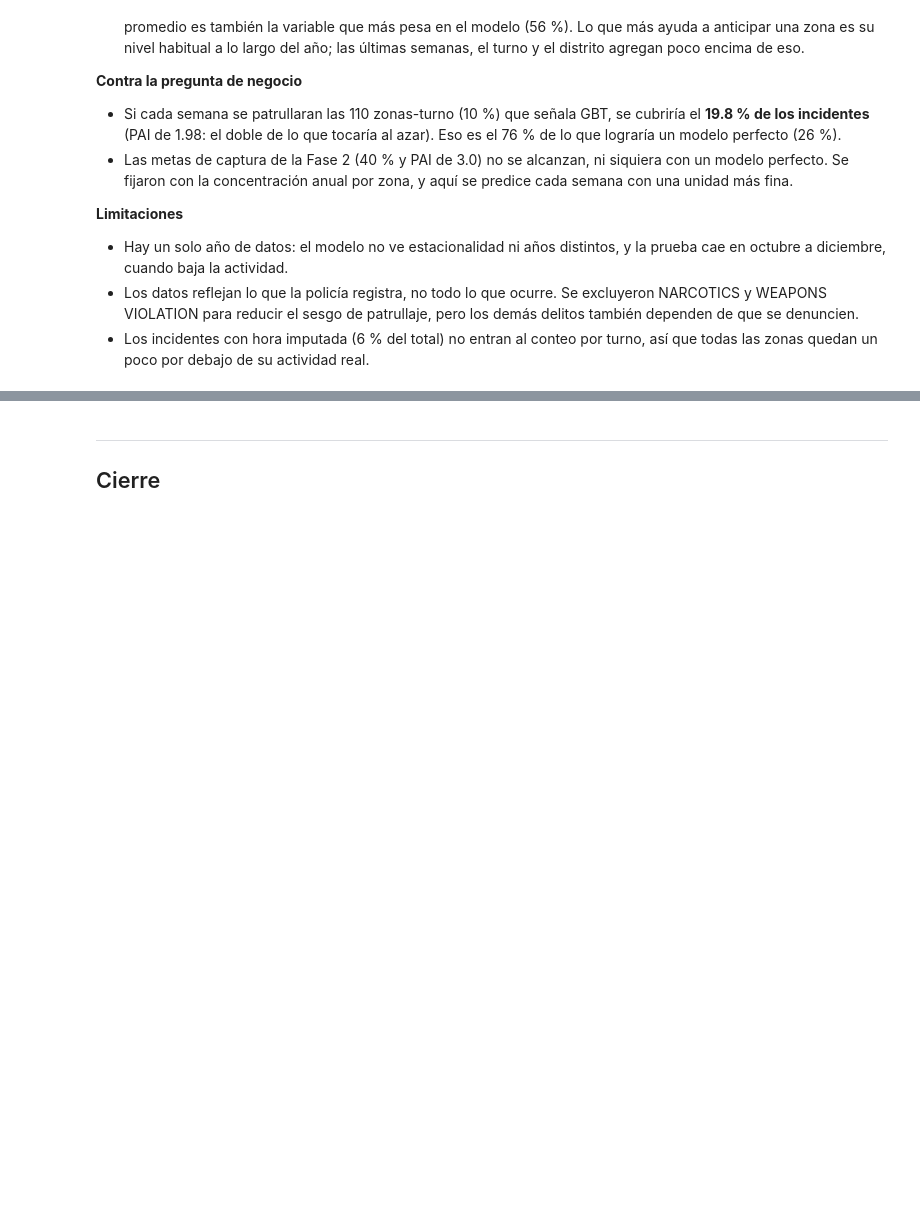
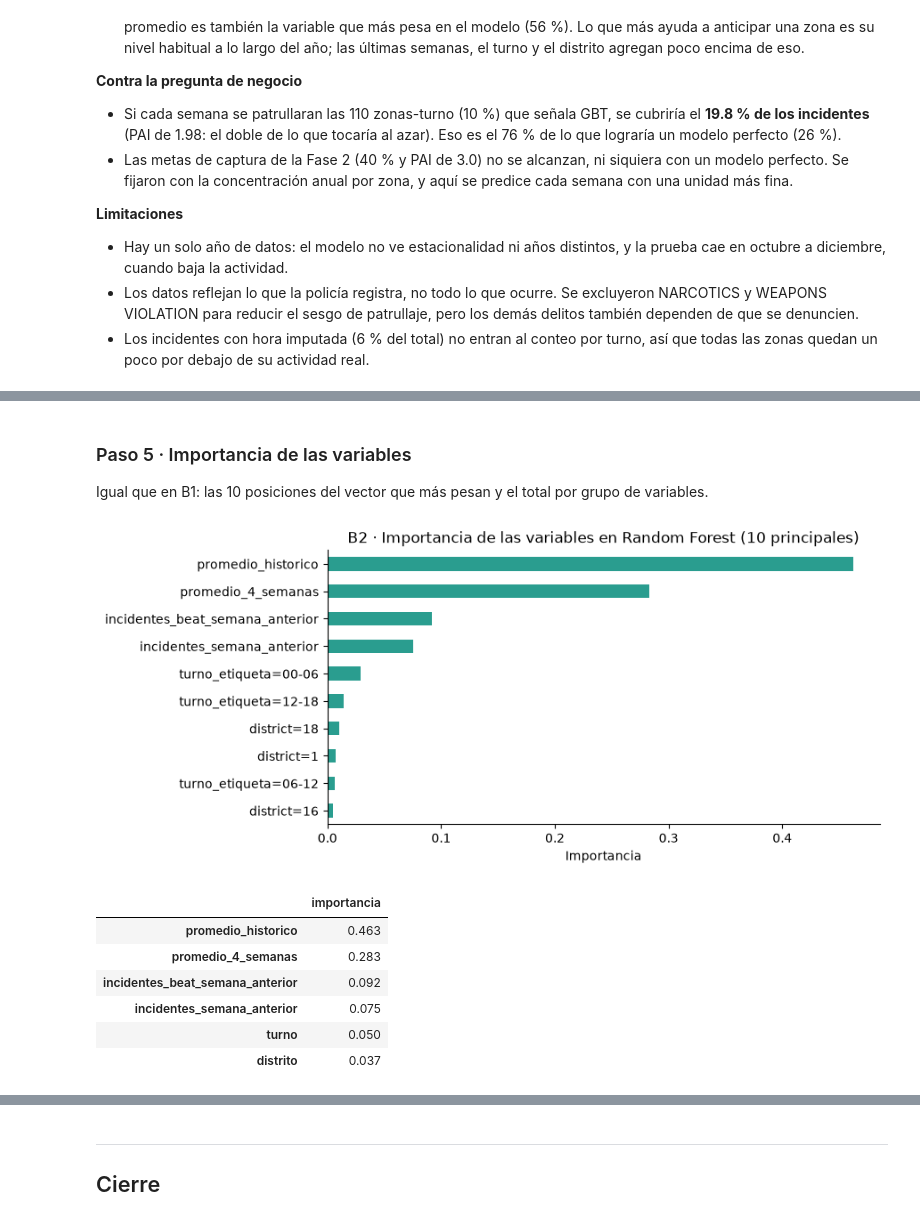
Before and after one commit to valentinodepaola/proyecto-integrador-big-data, a Jupyter notebook: notebooks/fase3_pipeline.ipynb, the cells around one changed output, grey strips where cells are left out. Saved outputs shown, nothing was run; the diff lists cells and outputs as text; code cells hidden in the pictures; blank space fills up the shorter version.

```diff
--- a/notebooks/fase3_pipeline.ipynb
+++ b/notebooks/fase3_pipeline.ipynb
@@ -1052,6 +1056,13 @@ GBT alcanza el 76% de la captura máxima posible
 
 Cuánto aporta cada variable a las decisiones de los árboles (suman 1). Se muestran las 10 posiciones del vector que más pesan y el total por grupo de variables.
 # %%
+def importancia_por_grupo(importancia):
+    """Suma en un solo valor las columnas one-hot de turno y de distrito."""
+    grupo = importancia.index.map(lambda n: "turno" if n.startswith("turno_etiqueta=")
+                                  else "distrito" if n.startswith("district=") else n)
+    return importancia.groupby(grupo).sum().sort_values(ascending=False).round(3).to_frame("importancia")
+
+
 importancia_gbt = pd.Series(modelo_gbt.featureImportances.toArray(), index=NOMBRES_FEATURES).sort_values(ascending=False)
 
 fig, ax = plt.subplots(figsize=(8, 4))
@@ -1060,9 +1071,7 @@ ax.set(title="B1 · Importancia de las variables en GBT (10 principales)", xlabe
 ax.spines[["top", "right"]].set_visible(False)
 plt.show()
 
-grupo = importancia_gbt.index.map(lambda n: "turno" if n.startswith("turno_etiqueta=")
-                                  else "distrito" if n.startswith("district=") else n)
-importancia_gbt.groupby(grupo).sum().sort_values(ascending=False).round(3).to_frame("importancia")
+importancia_por_grupo(importancia_gbt)
 # %% [output]
 [figure]
 |  | importancia |
@@ -1098,0 +1118,12 @@ importancia_gbt.groupby(grupo).sum().sort_values(ascending=False).round(3).to_fr
+# %%
+resultados_ajuste_rf = []
+for profundidad in (5, 8):
+    for arboles in (20, 50):
+        rf = RandomForestRegressor(featuresCol="features", labelCol="incidentes", maxDepth=profundidad, numTrees=arboles, seed=42)
+        prediccion = rf.fit(df_ajuste).transform(df_validacion)
+        resultados_ajuste_rf.append({"maxDepth": profundidad, "numTrees": arboles, **metricas(prediccion, "prediction")})
+
+tabla_ajuste_rf = pd.DataFrame(resultados_ajuste_rf).sort_values("RMSE").reset_index(drop=True)
+mejor_rf = tabla_ajuste_rf.iloc[0]
+print(f"Mejor combinación en validación: maxDepth = {mejor_rf['maxDepth']:.0f}, numTrees = {mejor_rf['numTrees']:.0f}")
+tabla_ajuste_rf.round(4)
@@ -1098,0 +1141,10 @@ importancia_gbt.groupby(grupo).sum().sort_values(ascending=False).round(3).to_fr
+# %%
+spark.sparkContext.setJobDescription("B2 · entrenamiento Random Forest")
+inicio = time.time()
+modelo_rf = RandomForestRegressor(featuresCol="features", labelCol="incidentes",
+                                  maxDepth=int(mejor_rf["maxDepth"]), numTrees=int(mejor_rf["numTrees"]), seed=42).fit(df_entrenamiento)
+segundos_rf = time.time() - inicio
+spark.sparkContext.setJobDescription(None)
+
+pred_rf = modelo_rf.transform(df_prueba).cache()
+print(f"Random Forest con {modelo_rf.getNumTrees} árboles de profundidad {modelo_rf.getMaxDepth()} · entrenado en {segundos_rf:.1f} s")
@@ -1098,0 +1187,23 @@ importancia_gbt.groupby(grupo).sum().sort_values(ascending=False).round(3).to_fr
+# %% [markdown]
+### Paso 5 · Importancia de las variables
+
+Igual que en B1: las 10 posiciones del vector que más pesan y el total por grupo de variables.
+# %%
+importancia_rf = pd.Series(modelo_rf.featureImportances.toArray(), index=NOMBRES_FEATURES).sort_values(ascending=False)
+
+fig, ax = plt.subplots(figsize=(8, 4))
+importancia_rf.head(10)[::-1].plot.barh(ax=ax, color="#2a9d8f")
+ax.set(title="B2 · Importancia de las variables en Random Forest (10 principales)", xlabel="Importancia")
+ax.spines[["top", "right"]].set_visible(False)
+plt.show()
+
+importancia_por_grupo(importancia_rf)
+# %% [output]
+[figure, added]
+|  | importancia |
+| promedio_historico | 0.463 |
+| promedio_4_semanas | 0.283 |
+| incidentes_beat_semana_anterior | 0.092 |
+| incidentes_semana_anterior | 0.075 |
+| turno | 0.050 |
+| distrito | 0.037 |
```
Also changed, not shown: parts of 20 cells of this notebook, 1 other file.
